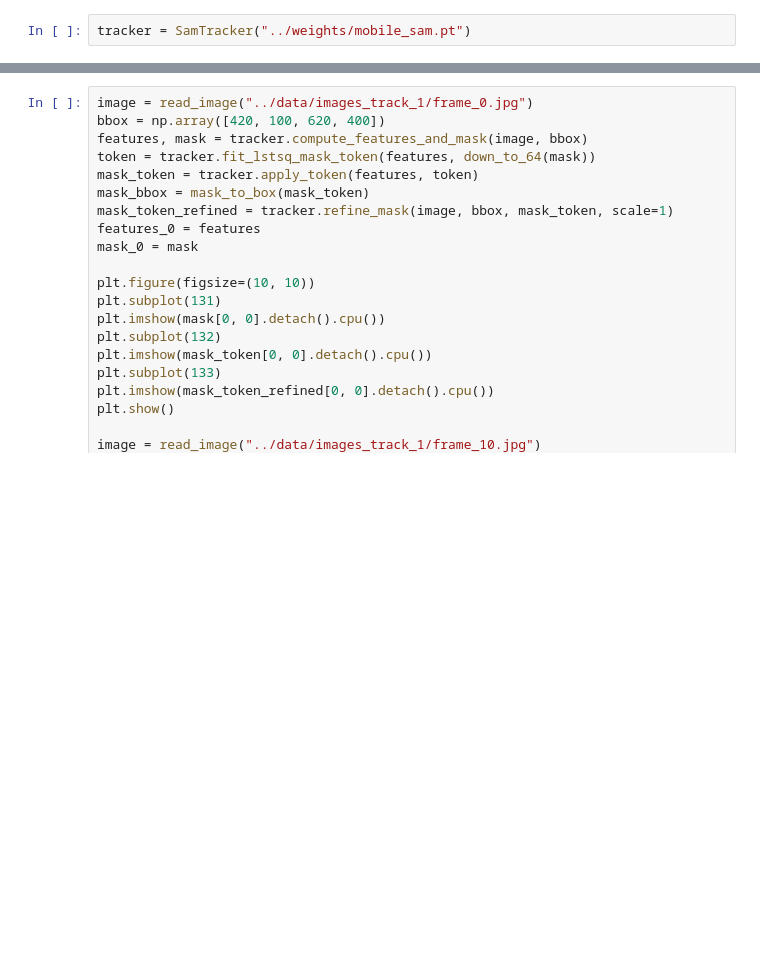
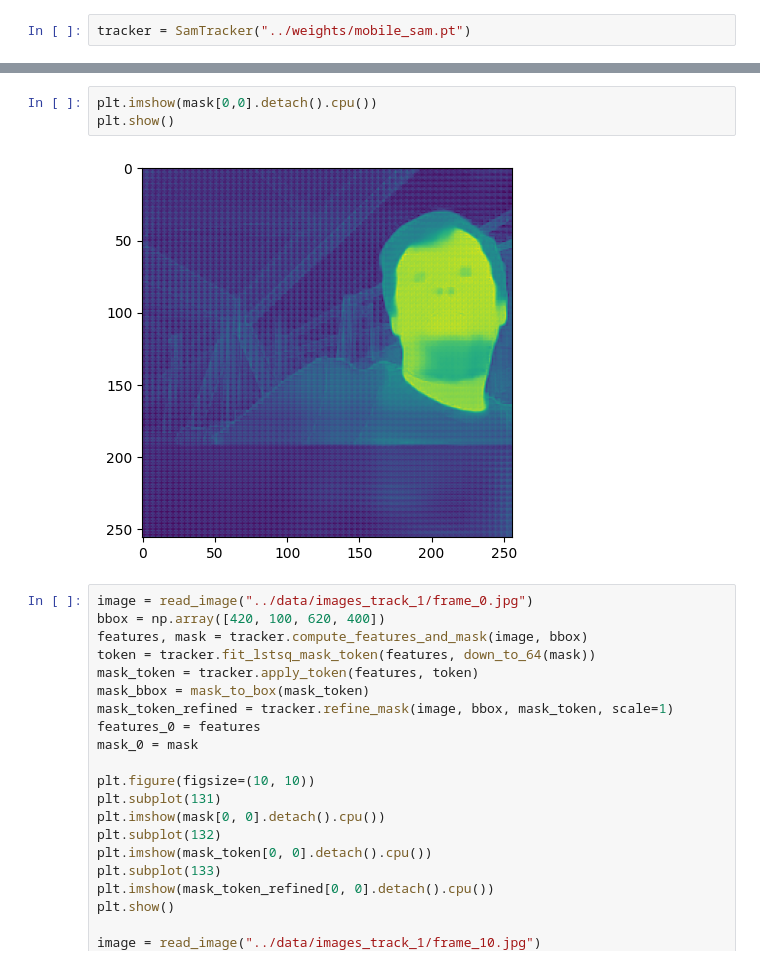
Before and after one commit to NVIDIA-AI-IOT/nanosam, a Jupyter notebook: notebooks/mask_feature_fg_bg_learn.ipynb, the cells around one changed output, grey strips where cells are left out. Saved outputs shown, nothing was run; the diff lists cells and outputs as text; blank space fills up the shorter version.

```diff
--- a/notebooks/mask_feature_fg_bg_learn.ipynb
+++ b/notebooks/mask_feature_fg_bg_learn.ipynb
@@ -90,3 +126,8 @@ tracker = SamTracker("../weights/mobile_sam.pt")
+# %%
+plt.imshow(mask[0,0].detach().cpu())
+plt.show()
+# %% [output]
+[figure, added]
 # %%
 image = read_image("../data/images_track_1/frame_0.jpg")
 bbox = np.array([420, 100, 620, 400])
```
Also changed, not shown: parts of 5 cells of this notebook.
